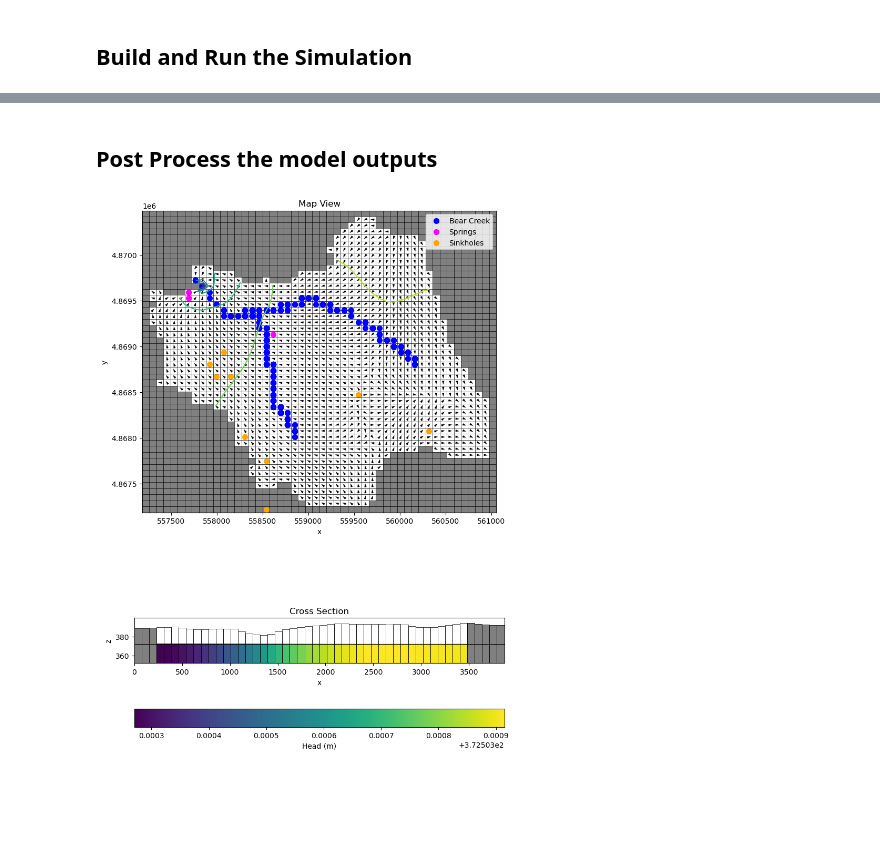
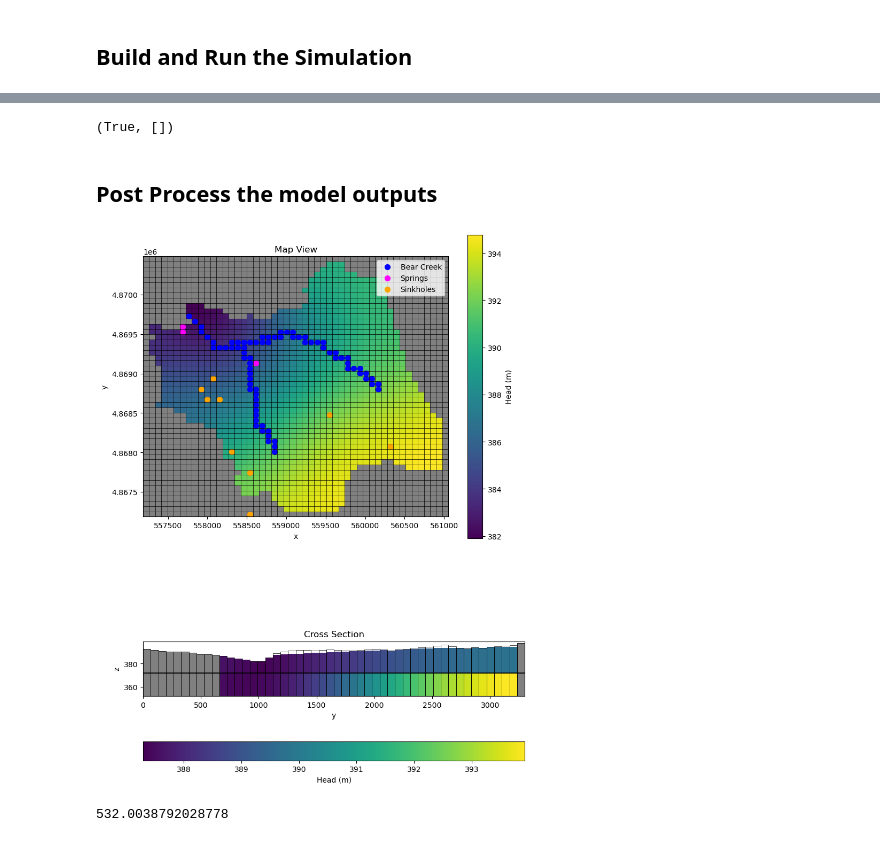
Before and after one commit to Csaucer/BearSpringUMN, a Jupyter notebook: EPM/EPM_wsgrid.ipynb, the cells around one changed output, grey strips where cells are left out. Cells and saved outputs as stored; diff of their text form; code cells hidden in the pictures; blank space fills up the shorter version.

```diff
--- a/EPM/EPM_wsgrid.ipynb
+++ b/EPM/EPM_wsgrid.ipynb
@@ -57,6 +58,14 @@ karst_df['Elevation_m'] = karst_df['Elevation_ft'] * 0.3048 # create a new col.
 creeks = gpd.read_file('./data/creeks_geoJSON.geojson')
 creeks = creeks.to_crs(wsPolygon.crs) #Set the coordinate reference system for the shapefile
 creeks = gpd.clip(creeks, wsPolygon) #Mask out all the shapefile data that is not inside of the wsPolygon
+
+#Import the precipitation data for the month of may (daily totals)
+f = pl.Path ('./data/BS_precip_5_1_24_5_30_24.csv')
+precip_df = pd.read_csv(f)
+precip_df = precip_df.drop(columns = ['NAME', 'SNOW', 'SNWD', 'STATION']) #remove unecessary columns
+precip_df = precip_df.set_index("DATE") # Set the Date values as the indices for the array
+precip_df['PRCP'] = precip_df['PRCP'] * 0.001 #convert from mm to meters
+precip_df['time'] = range(len(precip_df))
 # %% [output]
 ['Point' 'Polygon']
 The polygon is Valid: 1    True
@@ -79,7 +88,7 @@ def get_cell_elev(ID):
 
 #Get elevations, cell i, j intersections for the structured grid with the creek
 def get_creek_cells(creek, conductance = 10):
-    river_cells = [] #Initialize a list of the cells where the creek meets the sg
+    river_cells = set() #Initialize a list of the cells where the creek meets the sg
     #iterate over the line segment of the creek shapefile
     for line in creek.geometry:
         for coord in list(line.coords): #Access each coordinate in the line for the shapefile
@@ -88,8 +97,8 @@ def get_creek_cells(creek, conductance = 10):
             # Check if the cell is in the active domain
             if idomain[0, i, j] == 1:  # Assuming idomain is 3D (nlay, nrow, ncol)
                 elev = dem_grid[i, j]
-                river_cells.append((0, i, j, elev, conductance))
-    return river_cells
+                river_cells.add((0, i, j, elev, conductance))
+    return list(river_cells)
 # %%
 #Import the DEM data
 
@@ -417,8 +526,13 @@ revision. It is being provided to meet the need for timely best
+# %%
+#run the MODFLOW simulation
+sim.run_simulation(silent= True) #Set silent to False if you want to print out the messages during the simulation run
+# %% [output]
+(True, [])
 # %% [markdown]
 ## Post Process the model outputs
 # %%
 # load the output from the simulation
-head = gwf.output.head().get_data()
+head = gwf.output.head().get_alldata()
 bud = gwf.output.budget()
 spdis = bud.get_data(text='DATA-SPDIS')[0]
 qx, qy, qz = flopy.utils.postprocessing.get_specific_discharge(spdis, gwf)
@@ -431,48 +545,55 @@ ax.set_aspect(1)
 ax.set_xlabel("x")
 ax.set_ylabel("y")
 pmv = flopy.plot.PlotMapView(gwf, ax=ax)
+max_head = np.max(head[head != 1e30]) #get the max head for the colorbar
+min_head = np.min(head)
 #pmv.plot_bc(ftype="CHD")
-#cb = pmv.plot_array(head)
+cb = pmv.plot_array(head[15,2,:,:]) #plot the head at the start of the model
 pmv.plot_inactive(color_noflow="gray")
 pmv.plot_grid(color="black", linewidth=0.5)
-pmv.contour_array(head)
-pmv.plot_vector(qx, qy, normalize=True, color="black", istep=1, jstep=1)
+#pmv.contour_array(head[0,0,:,:])
+#pmv.plot_vector(qx, qy, normalize=True, color="black", istep=1, jstep=1)
 #ax.scatter(springs['UTME'], springs['UTMN'], color = 'magenta', label='Springs') #This plots raw UTME and UTMN, not in cells
 #ax.scatter(sinkholes['UTME'], sinkholes['UTMN'], color='orange', label = 'Sinkholes') #This plots raw UTME and UTMN, not in cells
-#plt.colorbar(cb, label = "Head (m)")
+plt.colorbar(cb, label = "Head (m)")
 
 # Get cell locations for Bear Creek
 river_cells = [(cell[1], cell[2]) for cell in river_drain]  # Extract row and column indices from river_drain
 river_x = [sg.xcellcenters[row, col] for row, col in river_cells] # Get x coordinates of river cells in the grid
 river_y = [sg.ycellcenters[row, col] for row, col in river_cells] # Get y coordinates of river cells in the grid
 
 #Get the cell locations for Bear, Bear Overflow, and Hammel Springs
 spring_x = [sg.xcellcenters[row, col] for name, elev, row, col in spring_cells] # Get x coordinates of river cells in the grid
 spring_y = [sg.ycellcenters[row, col] for name, elev, row, col in spring_cells] # Get y coordinates of river cells in the grid
 
 #Get the cell locations for the Sinkholes in the model
 #Get the cell locations for Bear, Bear Overflow, and Hammel Springs
 sinkhole_x = [sg.xcellcenters[row, col] for name, elev, row, col in sinkhole_cells] # Get x coordinates of river cells in the grid
 sinkhole_y = [sg.ycellcenters[row, col] for name, elev, row, col in sinkhole_cells] # Get y coordinates of river cells in the grid
 
 #Plot the creek, spring, and sinkhole cells on the map
 ax.scatter(river_x, river_y, color='blue', s=50, label = 'Bear Creek') # PLot the river_drain cells
 ax.scatter(spring_x, spring_y, color='magenta', s=50, label = 'Springs') # PLot the spring_drain cells
 ax.scatter(sinkhole_x, sinkhole_y, color = 'orange', s=50, label = 'Sinkholes')
 ax.legend()
 
 ax = axes[1]
 ax.set_title("Cross Section")
 ax.set_aspect(10.)
-ax.set_xlabel("x")
+ax.set_xlabel("y")
 ax.set_ylabel("z")
-pxs = flopy.plot.PlotCrossSection(gwf, ax=ax, line={"row": int(nrow/2)})
+pxs = flopy.plot.PlotCrossSection(gwf, ax=ax, line={"column": int(ncol/2)})
 pxs.plot_inactive(color_noflow="gray")
 #pxs.plot_bc(ftype="CHD")
-pxs.plot_array(head, head=head)
-cb = pxs.plot_array(head, head=head)
+pxs.plot_array(head[15,:,:,:], head=head)
+cb = pxs.plot_array(head[15,:,:,:], head=head)
 pxs.plot_grid(color="black", linewidth=0.5)
 plt.colorbar(cb, orientation='horizontal', label = 'Head (m)')
 plt.tight_layout()
 # %% [output]
-[figure, old version]
+[figure, new version]
+# %%
+max_head = np.max(head[head != 1e30])
+print(max_head)
+# %% [output]
+532.0038792028778
```
Also changed, not shown: parts of 12 cells of this notebook, 36 other files.
